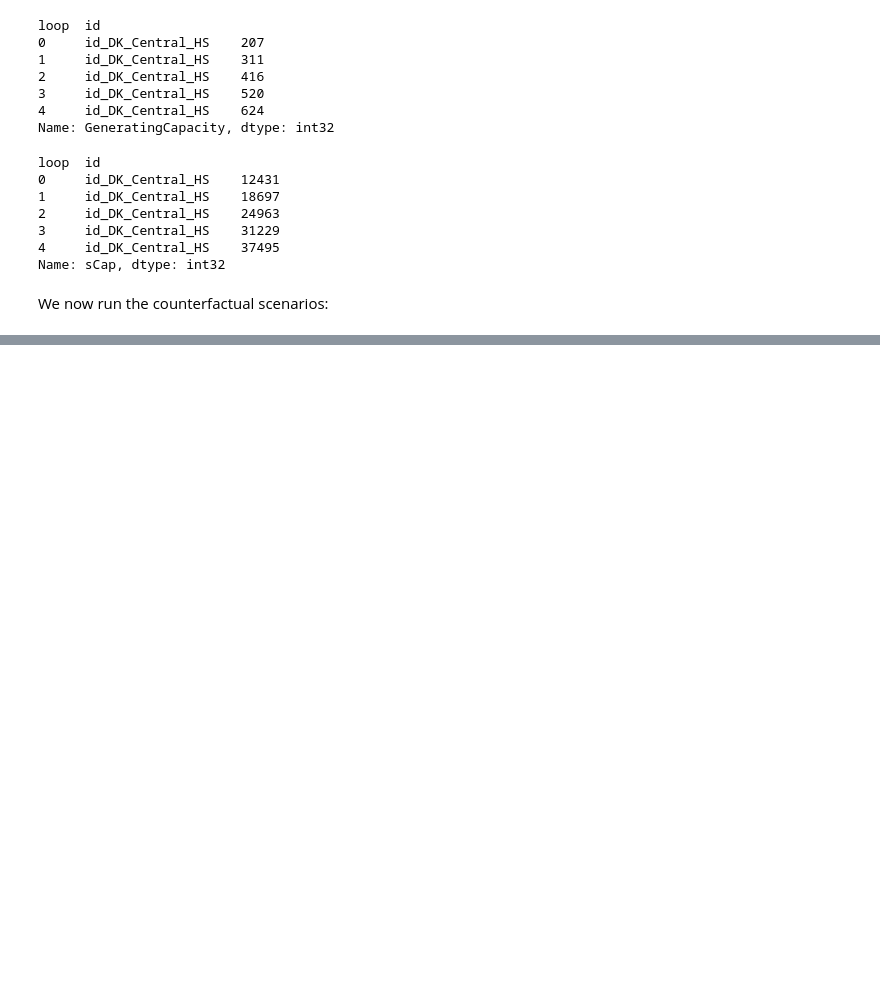
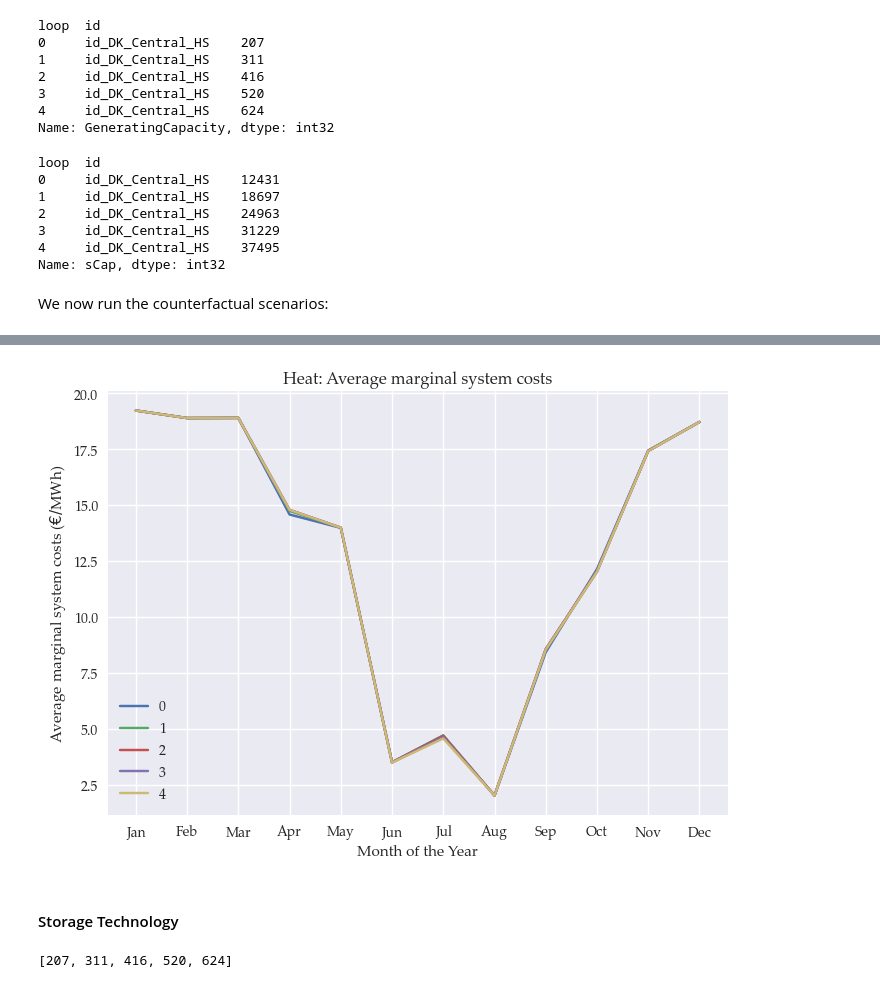
Before and after one commit to marcherger/EnergyEconGroupWork, a Jupyter notebook: Analysis_mBasicPH_storage.ipynb, the cells around one changed output, grey strips where cells are left out. Saved outputs shown, nothing was run; the diff lists cells and outputs as text; code cells hidden in the pictures; blank space fills up the shorter version.

```diff
--- a/Analysis_mBasicPH_storage.ipynb
+++ b/Analysis_mBasicPH_storage.ipynb
@@ -480,0 +525,24 @@ loop_id=loop[[0,1,2,3,4]]
+# %%
+# Add hour mapping to df
+marginalSystemCosts_H_df_loop_month = adj.rc_pd(solution['marginalSystemCosts_H'],loop_id).unstack('loop').reset_index().merge(m.db['h2Month'].to_frame(index=False))
+
+# Deleta h column as it messes up plotting
+marginalSystemCosts_H_df_loop_month = marginalSystemCosts_H_df_loop_month.drop('h', axis=1)
+
+# Plot the subset Series
+marginalSystemCosts_H_df_loop_month.groupby('Month').mean().plot()
+months= ['Jan', 'Feb', 'Mar', 'Apr','May', 'Jun', 'Jul', 'Aug', 'Sep', 'Oct','Nov', 'Dec']
+plt.xticks(np.arange(start=1, stop=13, step=1), months)
+plt.xlabel('Month of the Year')
+plt.ylabel('Average marginal system costs ($€/$MWh)')
+plt.title('Heat: Average marginal system costs')
+#plt.savefig('counterfactual_monthly_systemcosts_H_plot.png')
+plt.show()
+# %% [output]
+[figure, added]
+# %% [markdown]
+#### Storage Technology
+# %%
+grid_GCap[loop_id].tolist()
+# %% [output]
+[207, 311, 416, 520, 624]
```
Also changed, not shown: parts of 27 cells of this notebook, 18 other files.
